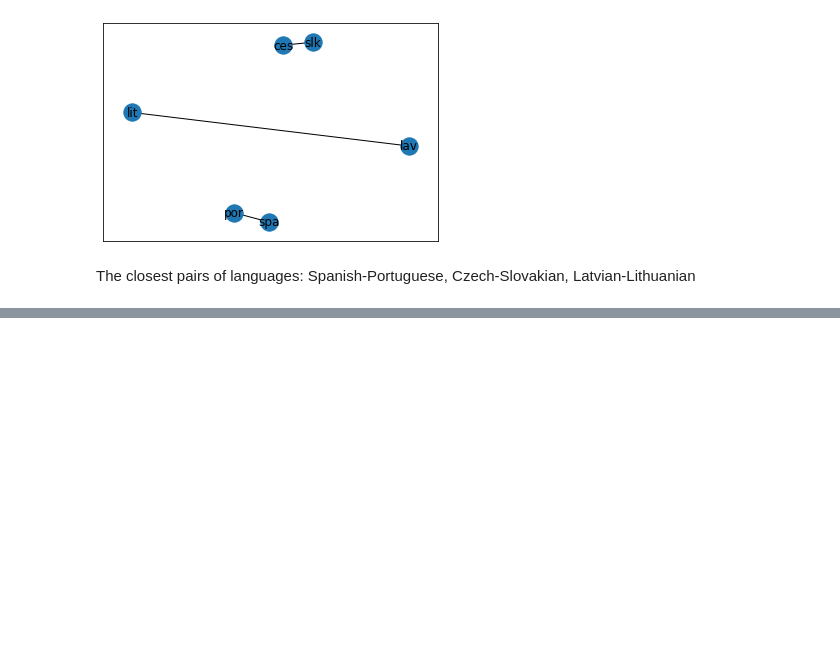
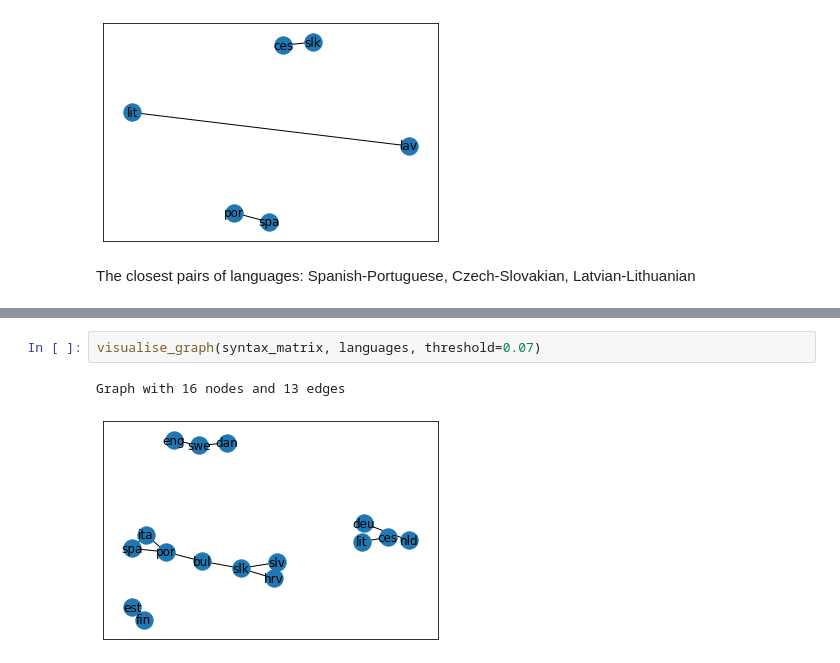
Before and after one commit to stefipreda/Language-Distance, a Jupyter notebook: Language_Distance.ipynb, the cells around one changed output, grey strips where cells are left out. Drawn from its saved outputs; the diff is of its cells as text; blank space fills up the shorter version.

```diff
--- a/Language_Distance.ipynb
+++ b/Language_Distance.ipynb
@@ -122,0 +137,5 @@ The closest pairs of languages: Spanish-Portuguese, Czech-Slovakian, Latvian-Lit
+# %%
+visualise_graph(syntax_matrix, languages, threshold=0.07)
+# %% [output]
+Graph with 16 nodes and 13 edges
+[figure, added]
```
Also changed, not shown: parts of 5 cells of this notebook.
